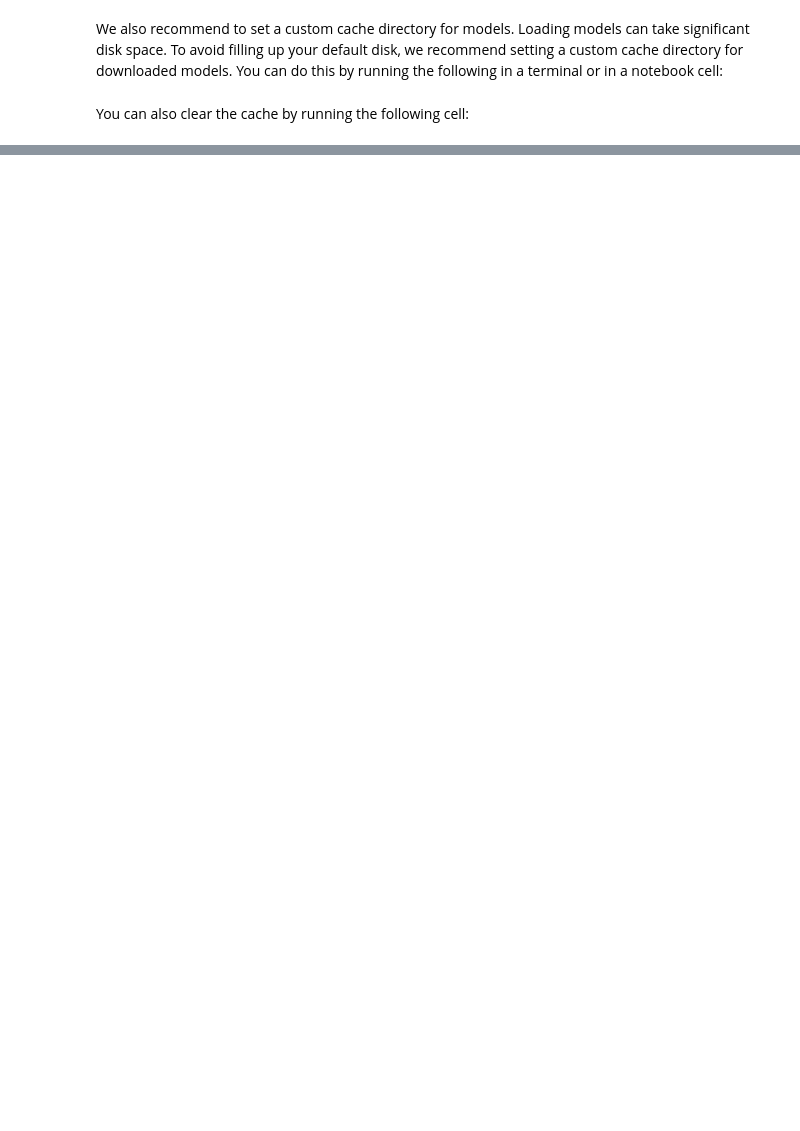
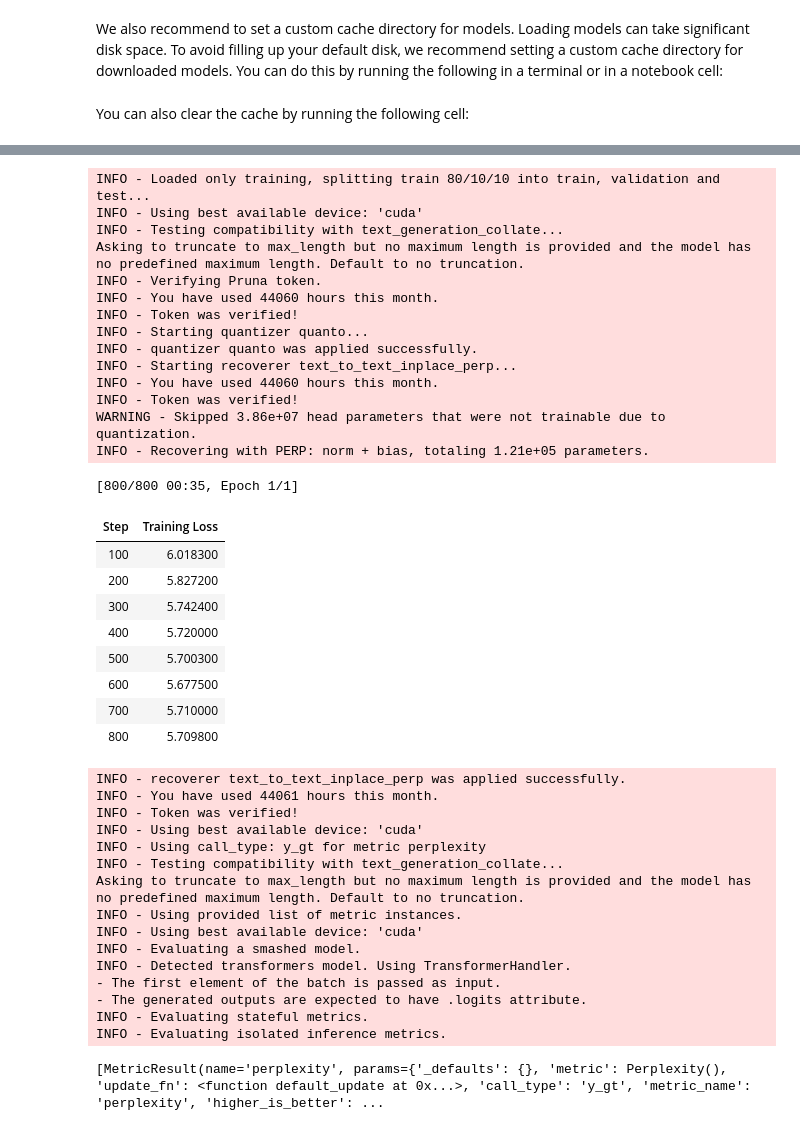
Before and after one commit to PrunaAI/ai-efficiency-courses, a Jupyter notebook: solutions/07-finetune_llm.ipynb, the cells around one changed output, grey strips where cells are left out. Cells and saved outputs as stored; diff of their text form; code cells hidden in the pictures; blank space fills up the shorter version.

```diff
--- a/solutions/07-finetune_llm.ipynb
+++ b/solutions/07-finetune_llm.ipynb
@@ -336,0 +369,71 @@ As a bonus, you can try applying the same PERP method across different model arc
+# %%
+tokenizer = model_id
+
+### To Complete ###
+dataset = Dataset.from_dict(
+    {
+        "text": [
+            "".join([chr(random.randint(97, 122)) for _ in range(100)])
+            for _ in range(1000)
+        ]
+    }
+)
+train_ds, val_ds, test_ds = split_train_into_train_val_test(dataset, seed=42)
+
+smash_config = SmashConfig()
+smash_config.add_tokenizer(tokenizer)
+smash_config.add_data((train_ds, val_ds, test_ds), collate_fn="text_generation_collate")
+smash_config["device"] = "cuda"
+smash_config["quantizer"] = "quanto"
+smash_config["quanto_weight_bits"] = "qint4"
+smash_config["recoverer"] = "text_to_text_inplace_perp"
+# smash_config['recoverer'] = "text_to_text_perp"
+
+
+### End of To Complete ###
+
+results_random_data = smash_evaluate_perplexity_time(
+    model_id=model_id, smash_config=smash_config
+)
+print(results_random_data)
+# %% [output]
+INFO - Loaded only training, splitting train 80/10/10 into train, validation and test...
+INFO - Using best available device: 'cuda'
+INFO - Testing compatibility with text_generation_collate...
+Asking to truncate to max_length but no maximum length is provided and the model has no predefined maximum length. Default to no truncation.
+INFO - Verifying Pruna token.
+INFO - You have used 44060 hours this month.
+INFO - Token was verified!
+INFO - Starting quantizer quanto...
+INFO - quantizer quanto was applied successfully.
+INFO - Starting recoverer text_to_text_inplace_perp...
+INFO - You have used 44060 hours this month.
+INFO - Token was verified!
+WARNING - Skipped 3.86e+07 head parameters that were not trainable due to quantization.
+INFO - Recovering with PERP: norm + bias, totaling 1.21e+05 parameters.
+[800/800 00:35, Epoch 1/1]
+| Step | Training Loss |
+| 100 | 6.018300 |
+| 200 | 5.827200 |
+| 300 | 5.742400 |
+| 400 | 5.720000 |
+| 500 | 5.700300 |
+| 600 | 5.677500 |
+| 700 | 5.710000 |
+| 800 | 5.709800 |
+INFO - recoverer text_to_text_inplace_perp was applied successfully.
+INFO - You have used 44061 hours this month.
+INFO - Token was verified!
+INFO - Using best available device: 'cuda'
+INFO - Using call_type: y_gt for metric perplexity
+INFO - Testing compatibility with text_generation_collate...
+Asking to truncate to max_length but no maximum length is provided and the model has no predefined maximum length. Default to no truncation.
+INFO - Using provided list of metric instances.
+INFO - Using best available device: 'cuda'
+INFO - Evaluating a smashed model.
+INFO - Detected transformers model. Using TransformerHandler.
+- The first element of the batch is passed as input.
+- The generated outputs are expected to have .logits attribute.
+INFO - Evaluating stateful metrics.
+INFO - Evaluating isolated inference metrics.
+[MetricResult(name='perplexity', params={'_defaults': {}, 'metric': Perplexity(), 'update_fn': <function default_update at 0x...>, 'call_type': 'y_gt', 'metric_name': 'perplexity', 'higher_is_better': ...
```
Also changed, not shown: parts of 43 cells of this notebook.
